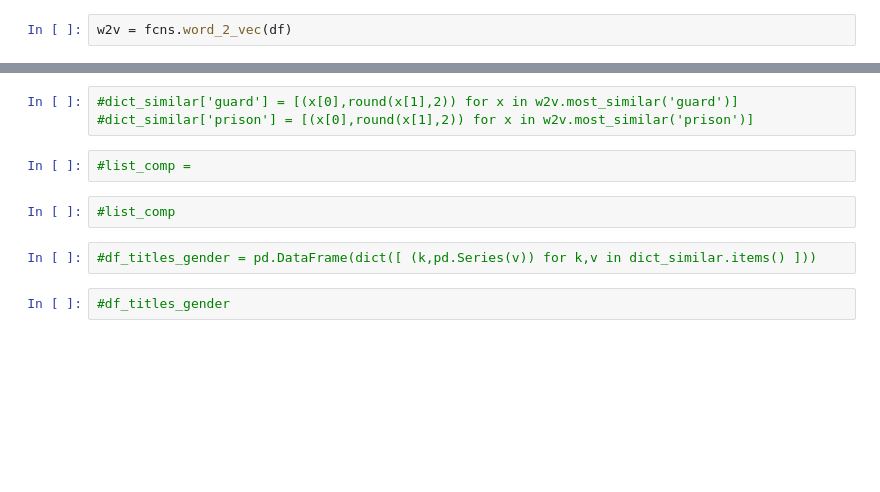
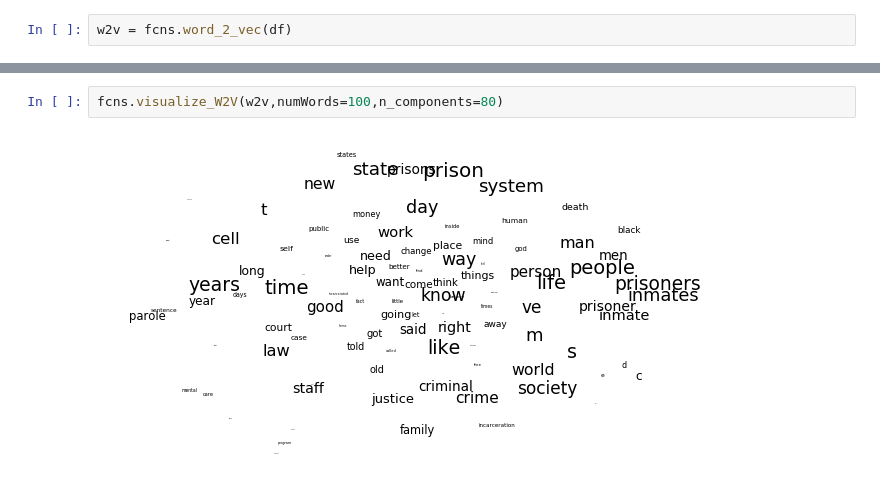
Before and after one commit to DSharm/american-prison-writing_nlp, a Jupyter notebook: analysis/word_embedding.ipynb, the cells around one changed output, grey strips where cells are left out. Saved outputs shown, nothing was run; the diff lists cells and outputs as text; blank space fills up the shorter version.

```diff
--- a/analysis/word_embedding.ipynb
+++ b/analysis/word_embedding.ipynb
@@ -90,11 +65,4 @@ most_similar_table
-# %%
-#dict_similar['guard'] = [(x[0],round(x[1],2)) for x in w2v.most_similar('guard')]
-#dict_similar['prison'] = [(x[0],round(x[1],2)) for x in w2v.most_similar('prison')]
-# %%
-#list_comp =
-# %%
-#list_comp
-# %%
-#df_titles_gender = pd.DataFrame(dict([ (k,pd.Series(v)) for k,v in dict_similar.items() ]))
-# %%
-#df_titles_gender
+# %%
+fcns.visualize_W2V(w2v,numWords=100,n_components=80)
+# %% [output]
+[figure, added]
```
Also changed, not shown: parts of 43 cells of this notebook, 4 other files.
